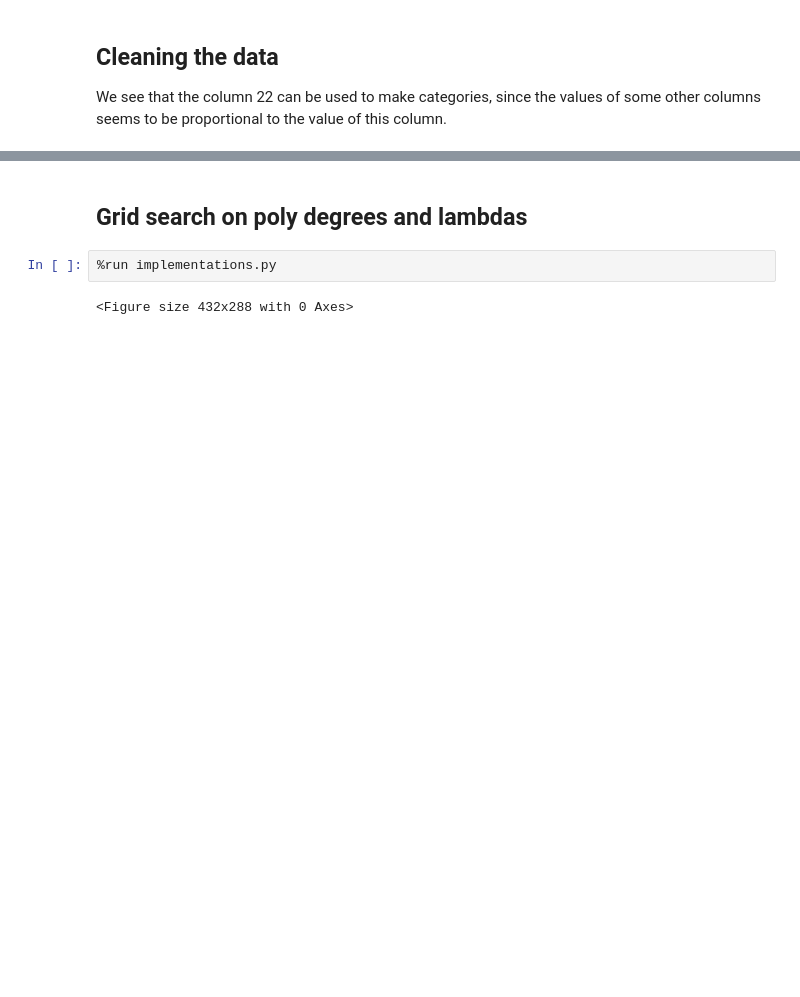
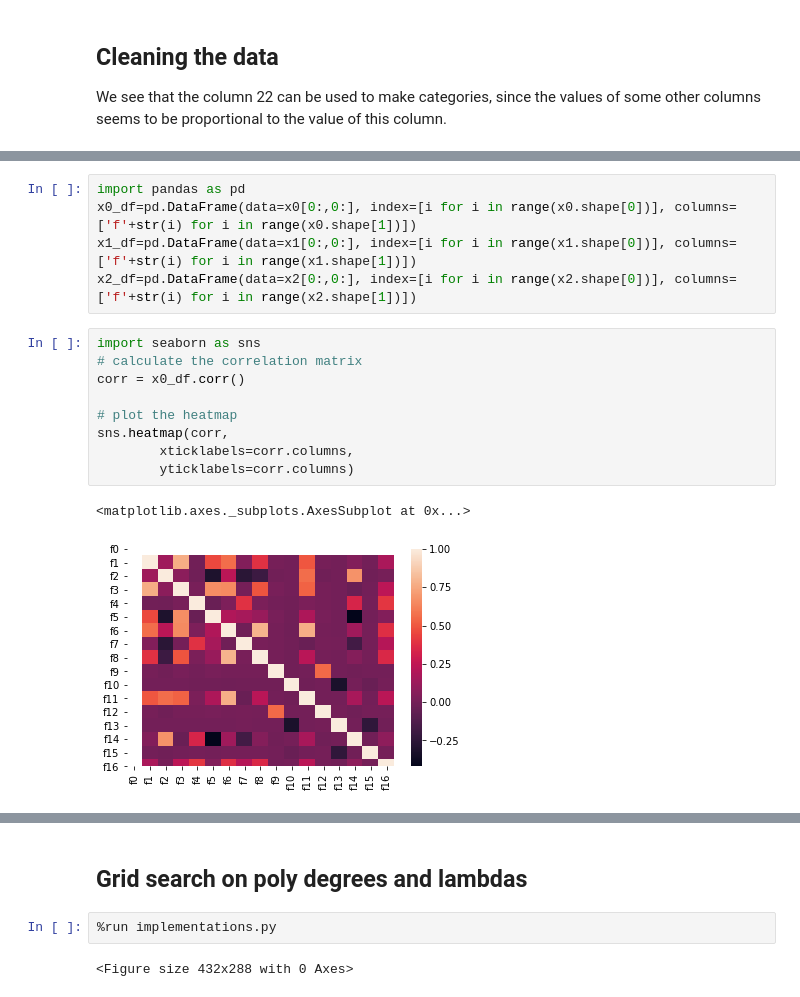
Before and after one commit to itsyaboii1337/ML, a Jupyter notebook: Categorical_Splitting.ipynb, the cells around one changed output, grey strips where cells are left out. Cells and saved outputs as stored; diff of their text form; blank space fills up the shorter version.

```diff
--- a/Categorical_Splitting.ipynb
+++ b/Categorical_Splitting.ipynb
@@ -31,0 +66,17 @@ columns_to_keep = categorical_datasets[3]
+# %%
+import pandas as pd
+x0_df=pd.DataFrame(data=x0[0:,0:], index=[i for i in range(x0.shape[0])], columns=['f'+str(i) for i in range(x0.shape[1])])
+x1_df=pd.DataFrame(data=x1[0:,0:], index=[i for i in range(x1.shape[0])], columns=['f'+str(i) for i in range(x1.shape[1])])
+x2_df=pd.DataFrame(data=x2[0:,0:], index=[i for i in range(x2.shape[0])], columns=['f'+str(i) for i in range(x2.shape[1])])
+# %%
+import seaborn as sns
+# calculate the correlation matrix
+corr = x0_df.corr()
+
+# plot the heatmap
+sns.heatmap(corr,
+        xticklabels=corr.columns,
+        yticklabels=corr.columns)
+# %% [output]
+<matplotlib.axes._subplots.AxesSubplot at 0x...>
+[figure, added]
```
Also changed, not shown: parts of 31 cells of this notebook, 2 other files.
